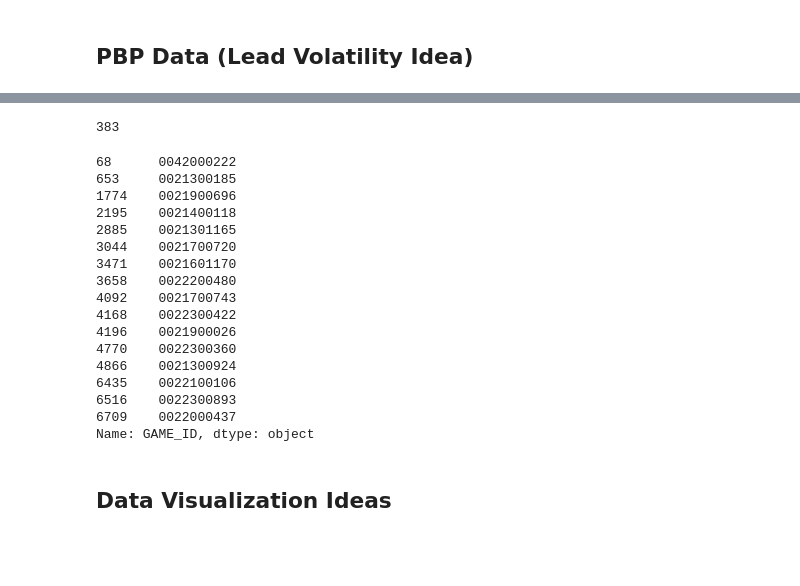
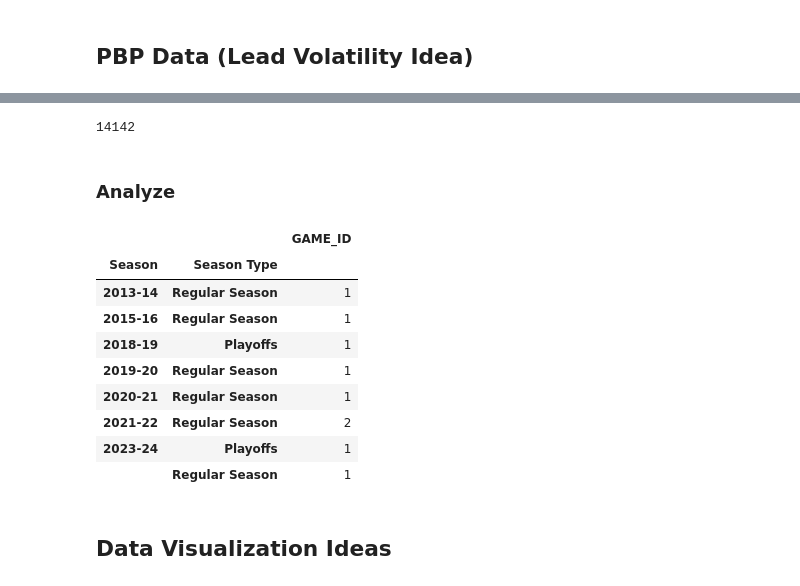
Before and after one commit to Idakan/NBA_DataViz-and-ML_Projs, a Jupyter notebook: NBA Aggregate Data.ipynb, the cells around one changed output, grey strips where cells are left out. Saved outputs shown, nothing was run; the diff lists cells and outputs as text; code cells hidden in the pictures; blank space fills up the shorter version.

```diff
--- a/NBA Aggregate Data.ipynb
+++ b/NBA Aggregate Data.ipynb
@@ -581,34 +608,38 @@ x_df.to_csv('x_df.csv', index=False)
+# %%
+len(set(pbp_df['GAME_ID']))
+# %% [output]
+14142
+# %% [markdown]
+### Analyze
 # %%
-x_df = pd.read_csv('x_df.csv', converters={'GAME_ID':str})
-len(set(x_df['GAME_ID']))
+pbp_df = pd.read_csv('pbp_df.csv', converters={'GAME_ID':str})
-# %% [output]
-383
 # %%
-x_df['new_game'] = x_df['GAME_ID'] != x_df.shift(1)['GAME_ID']
-x_df['state'] = x_df.apply(lambda x: 'bl' if np.abs(x.SCOREMARGIN) >= big_lead else \
+big_lead = 30
+small_deficit = 0
+#pbp_df = pbp_df.sort_values(by=['GAME_ID','EVENTNUM']).reset_index(drop=True)
+pbp_df['new_game'] = pbp_df['GAME_ID'] != pbp_df.shift(1)['GAME_ID']
+pbp_df['state'] = pbp_df.apply(lambda x:'ng' if x.new_game else \
                            ('sl' if np.abs(x.SCOREMARGIN) <= small_deficit else \
-                            ('ng' if x.new_game else None)),axis=1)
-x_df = x_df[['SCOREMARGIN','state','GAME_ID','new_game']].dropna().reset_index(drop=True)
-x_df['check'] = x_df['state'] + x_df.shift(1)['state']
-x_df[x_df['check']=='slbl']['GAME_ID']
+                            ('bl' if np.abs(x.SCOREMARGIN) >= big_lead else None)),axis=1)
+blown_leads_df = pbp_df[['SCOREMARGIN','state','GAME_ID','new_game']].dropna().reset_index(drop=True)
+blown_leads_df['check'] = blown_leads_df['state'] + blown_leads_df.shift(1)['state']
-# %% [output]
-68      0042000222
-653     0021300185
-1774    0021900696
-2195    0021400118
-2885    0021301165
-3044    0021700720
-3471    0021601170
-3658    0022200480
-4092    0021700743
-4168    0022300422
-4196    0021900026
-4770    0022300360
-4866    0021300924
-6435    0022100106
-6516    0022300893
-6709    0022000437
-Name: GAME_ID, dtype: object
+# %%
+blown_games = list(blown_leads_df[blown_leads_df['check']=='slbl']['GAME_ID'])
+blown_leads_df = blown_leads_df[blown_leads_df['check']=='slbl']
+blown_leads_df['Season'] = blown_leads_df['GAME_ID'].apply(lambda x: '20' + str(x[3:5]) + '-' + str(int(x[3:5])+1))
+blown_leads_df['Season Type'] = blown_leads_df['GAME_ID'].apply(lambda x: 'Regular Season' if x[2] == '2' else 'Playoffs')
+blown_leads_df[['Season','Season Type','GAME_ID']].groupby(['Season','Season Type']).count()
+# %% [output]
+|  |  | GAME_ID |
+| Season | Season Type |  |
+| 2013-14 | Regular Season | 1 |
+| 2015-16 | Regular Season | 1 |
+| 2018-19 | Playoffs | 1 |
+| 2019-20 | Regular Season | 1 |
+| 2020-21 | Regular Season | 1 |
+| 2021-22 | Regular Season | 2 |
+| 2023-24 | Playoffs | 1 |
+|  | Regular Season | 1 |
 # %% [markdown]
 ## Data Visualization Ideas
 # %%
```
Also changed, not shown: parts of 23 cells of this notebook, 2 other files.
